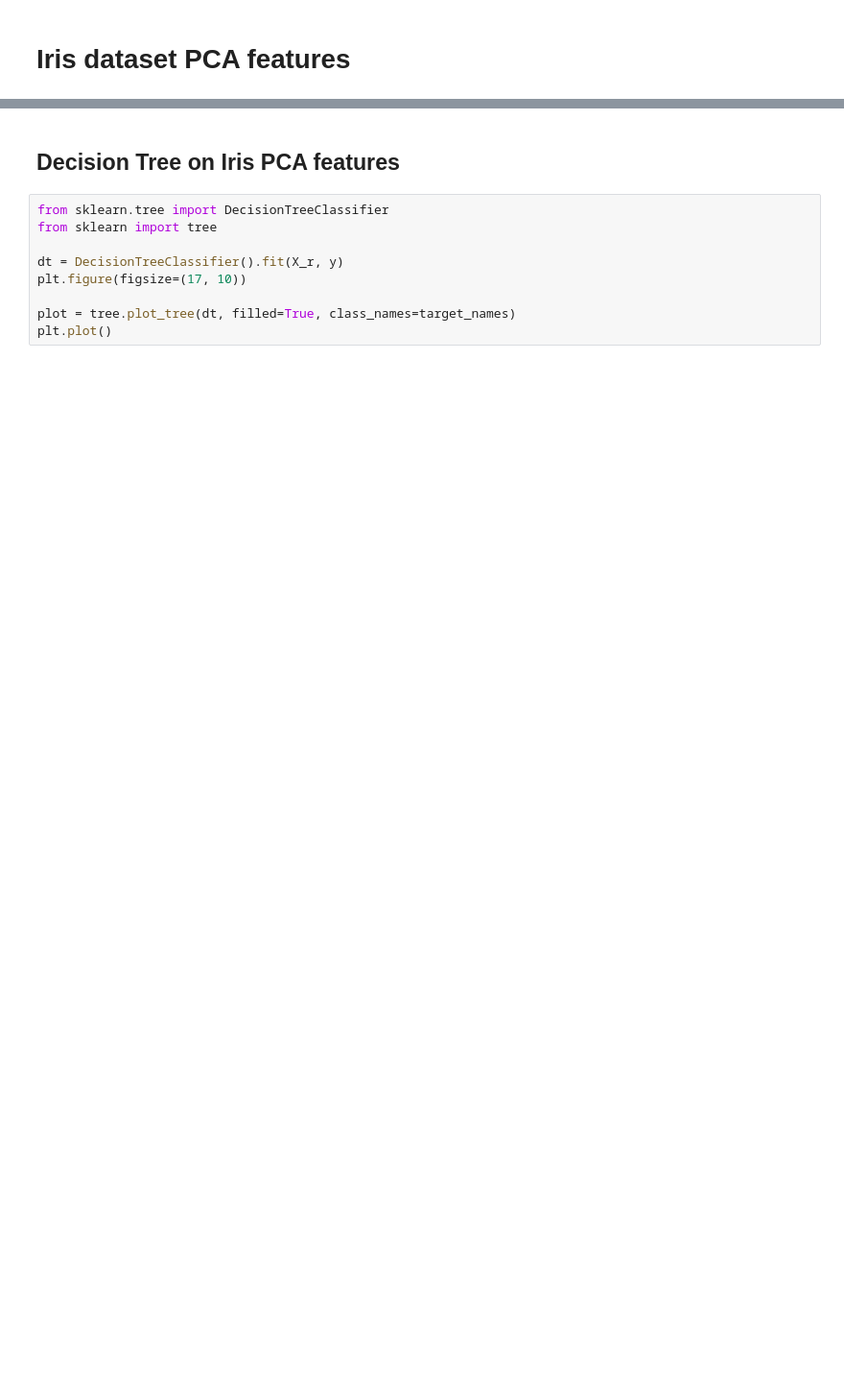
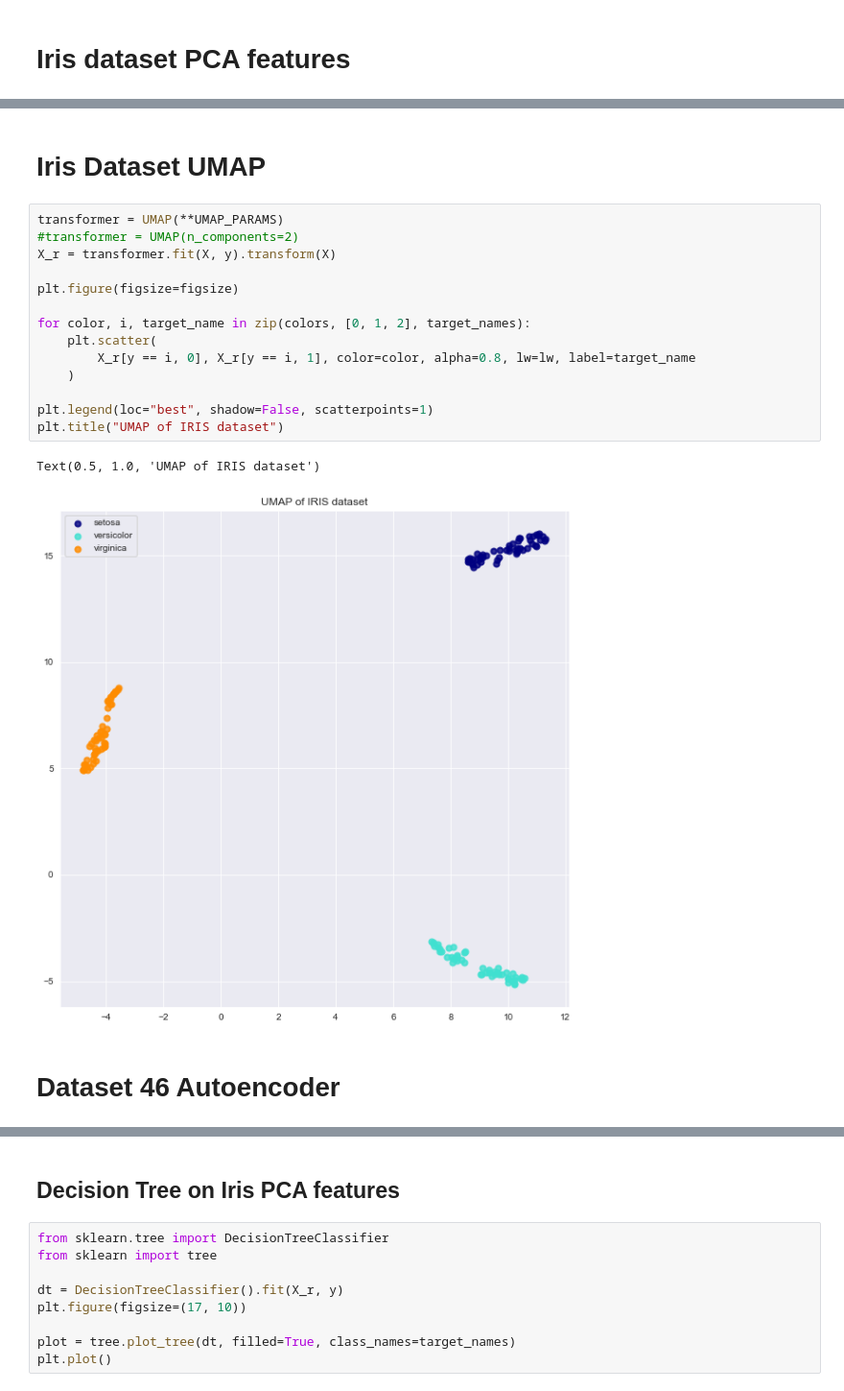
Before and after one commit to Wuuzzaa/thesis, a Jupyter notebook: src/results_plot_features_2_dimensions.ipynb, the cells around one changed output, grey strips where cells are left out. Shown at 96% size. Saved outputs shown, nothing was run; the diff lists cells and outputs as text; blank space fills up the shorter version.

```diff
--- a/src/results_plot_features_2_dimensions.ipynb
+++ b/src/results_plot_features_2_dimensions.ipynb
@@ -62,0 +140,21 @@ Text(0.5, 1.0, 'PCA of IRIS dataset')
+# %% [markdown]
+# Iris Dataset UMAP
+# %%
+transformer = UMAP(**UMAP_PARAMS)
+#transformer = UMAP(n_components=2)
+X_r = transformer.fit(X, y).transform(X)
+
+plt.figure(figsize=figsize)
+
+for color, i, target_name in zip(colors, [0, 1, 2], target_names):
+    plt.scatter(
+        X_r[y == i, 0], X_r[y == i, 1], color=color, alpha=0.8, lw=lw, label=target_name
+    )
+
+plt.legend(loc="best", shadow=False, scatterpoints=1)
+plt.title("UMAP of IRIS dataset")
+# %% [output]
+Text(0.5, 1.0, 'UMAP of IRIS dataset')
+[figure, added]
+# %% [markdown]
+# Dataset 46 Autoencoder
```
Also changed, not shown: parts of 37 cells of this notebook, 6 other files.
